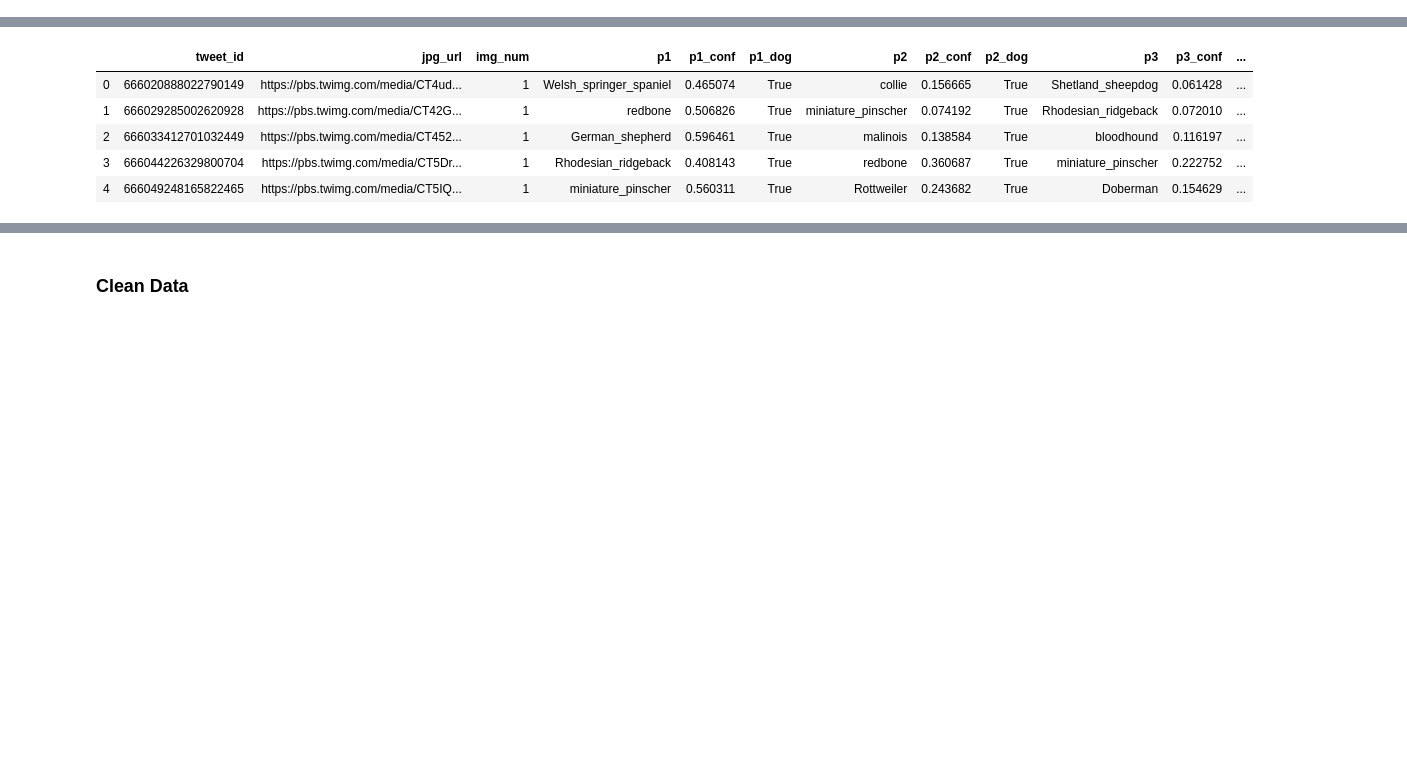
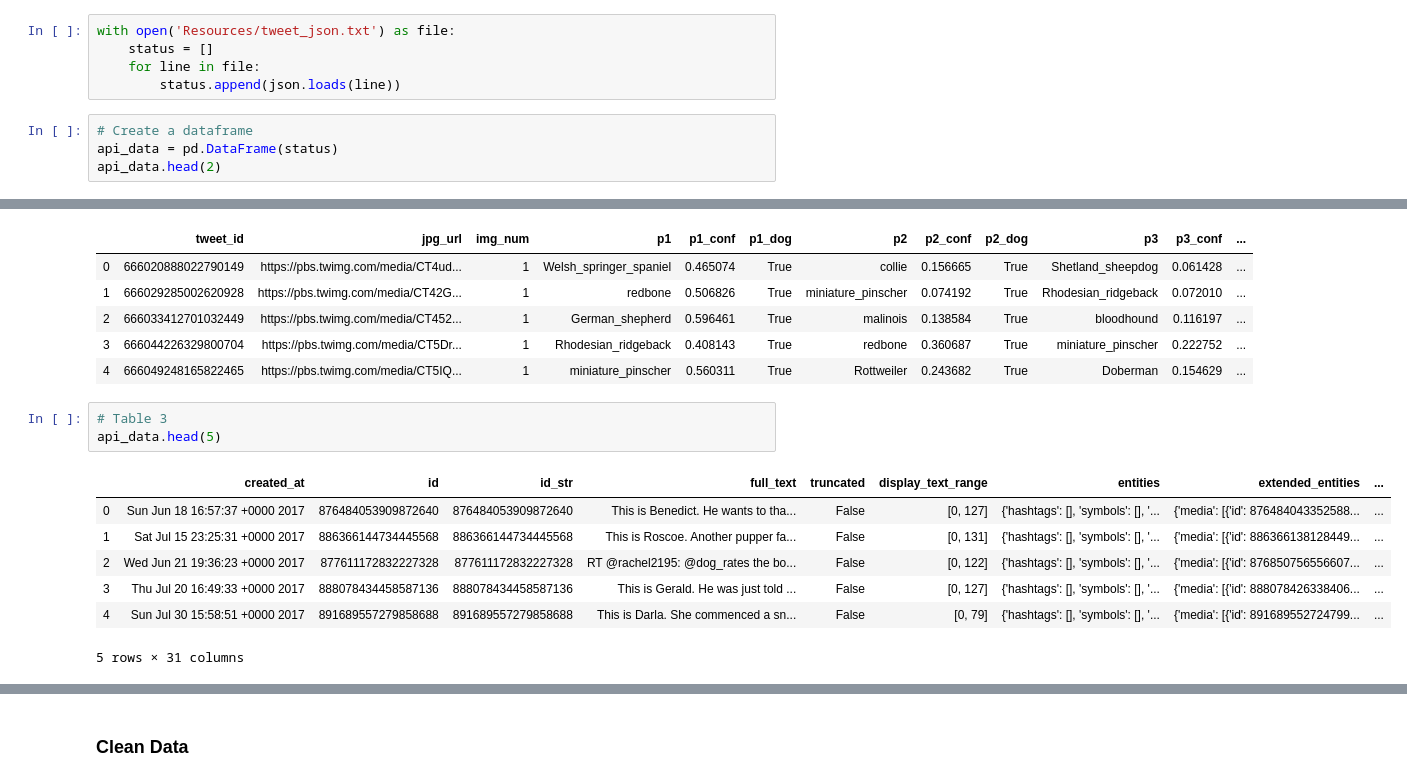
Before and after one commit to Aastha-Arora/data-wrangling-tweet-archive, a Jupyter notebook: data_wrangling.ipynb, the cells around one changed output, grey strips where cells are left out. Drawn from its saved outputs; the diff is of its cells as text; blank space fills up the shorter version.

```diff
--- a/data_wrangling.ipynb
+++ b/data_wrangling.ipynb
@@ -45,3 +45,12 @@ image_predictions.head(5)
 | 2 | 666033412701032449 | https://pbs.twimg.com/media/CT452... | 1 | German_shepherd | 0.596461 | True | malinois | 0.138584 | True | bloodhound | 0.116197 | ... |
 | 3 | 666044226329800704 | https://pbs.twimg.com/media/CT5Dr... | 1 | Rhodesian_ridgeback | 0.408143 | True | redbone | 0.360687 | True | miniature_pinscher | 0.222752 | ... |
 | 4 | 666049248165822465 | https://pbs.twimg.com/media/CT5IQ... | 1 | miniature_pinscher | 0.560311 | True | Rottweiler | 0.243682 | True | Doberman | 0.154629 | ... |
+# %%
+with open('Resources/tweet_json.txt') as file:
+    status = []
+    for line in file:
+        status.append(json.loads(line))
+# %%
+# Create a dataframe
+api_data = pd.DataFrame(status)
+api_data.head(2)
@@ -193,6 +229,17 @@ image_predictions.head()
 | 2 | 666033412701032449 | https://pbs.twimg.com/media/CT452... | 1 | German_shepherd | 0.596461 | True | malinois | 0.138584 | True | bloodhound | 0.116197 | ... |
 | 3 | 666044226329800704 | https://pbs.twimg.com/media/CT5Dr... | 1 | Rhodesian_ridgeback | 0.408143 | True | redbone | 0.360687 | True | miniature_pinscher | 0.222752 | ... |
 | 4 | 666049248165822465 | https://pbs.twimg.com/media/CT5IQ... | 1 | miniature_pinscher | 0.560311 | True | Rottweiler | 0.243682 | True | Doberman | 0.154629 | ... |
+# %%
+# Table 3
+api_data.head(5)
+# %% [output]
+|  | created_at | id | id_str | full_text | truncated | display_text_range | entities | extended_entities | ... |
+| 0 | Sun Jun 18 16:57:37 +0000 2017 | 876484053909872640 | 876484053909872640 | This is Benedict. He wants to tha... | False | [0, 127] | {'hashtags': [], 'symbols': [], '... | {'media': [{'id': 876484043352588... | ... |
+| 1 | Sat Jul 15 23:25:31 +0000 2017 | 886366144734445568 | 886366144734445568 | This is Roscoe. Another pupper fa... | False | [0, 131] | {'hashtags': [], 'symbols': [], '... | {'media': [{'id': 886366138128449... | ... |
+| 2 | Wed Jun 21 19:36:23 +0000 2017 | 877611172832227328 | 877611172832227328 | RT @rachel2195: @dog_rates the bo... | False | [0, 122] | {'hashtags': [], 'symbols': [], '... | {'media': [{'id': 876850756556607... | ... |
+| 3 | Thu Jul 20 16:49:33 +0000 2017 | 888078434458587136 | 888078434458587136 | This is Gerald. He was just told ... | False | [0, 127] | {'hashtags': [], 'symbols': [], '... | {'media': [{'id': 888078426338406... | ... |
+| 4 | Sun Jul 30 15:58:51 +0000 2017 | 891689557279858688 | 891689557279858688 | This is Darla. She commenced a sn... | False | [0, 79] | {'hashtags': [], 'symbols': [], '... | {'media': [{'id': 891689552724799... | ... |
+5 rows × 31 columns
 # %% [markdown]
 #### Quality Issues
 data table
```
Also changed, not shown: parts of 22 cells of this notebook.
